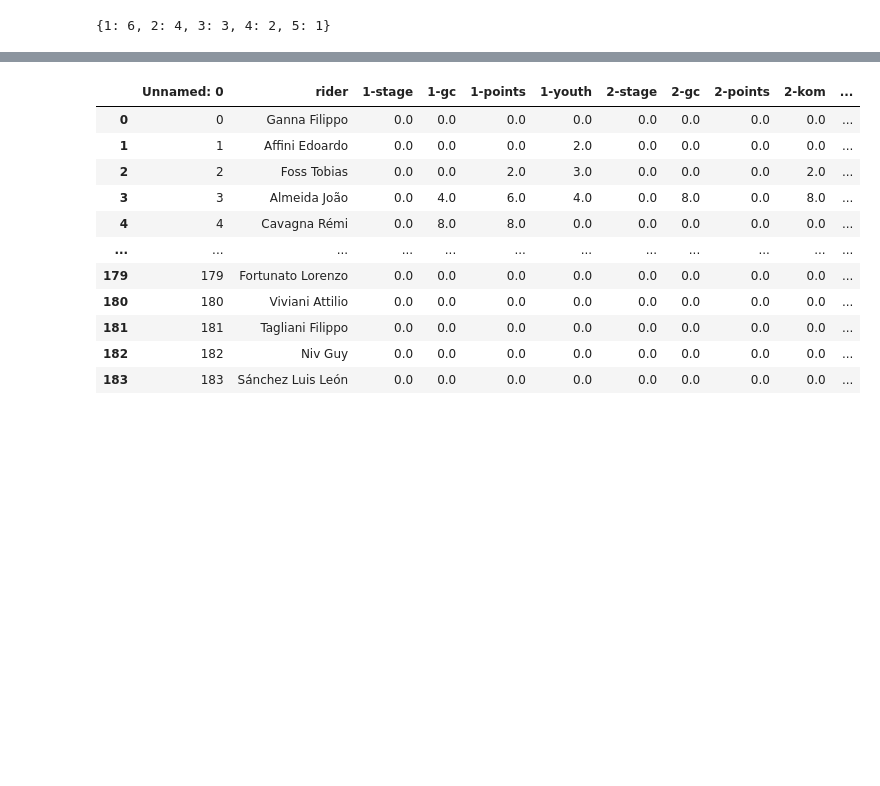
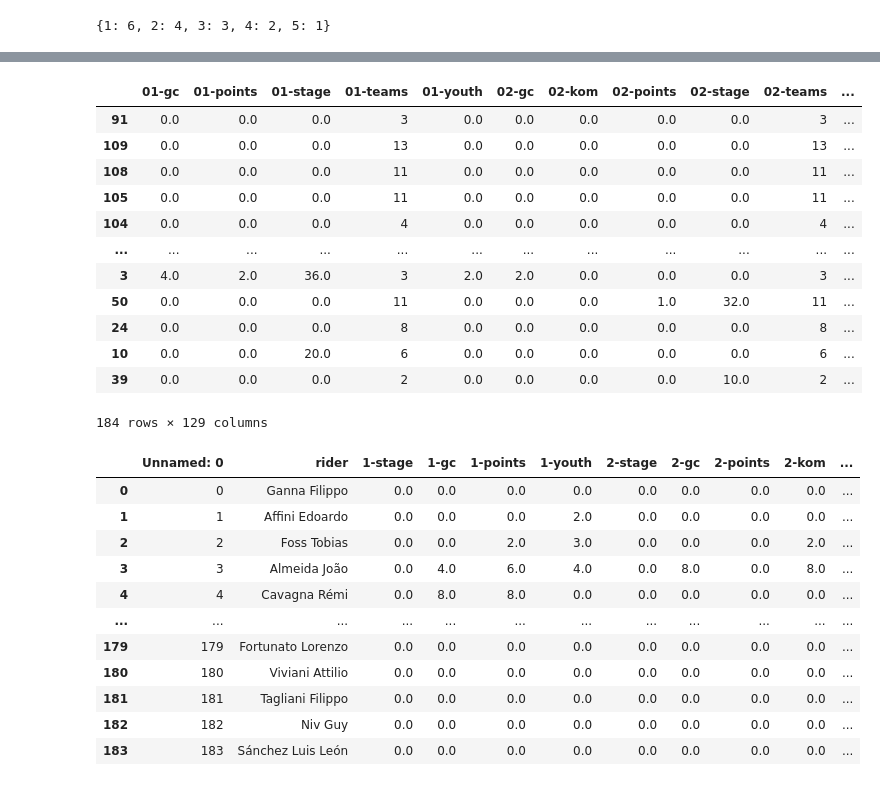
Before and after one commit to Michiel-DK/cycling, a Jupyter notebook: scorito.ipynb, the cells around one changed output, grey strips where cells are left out. Cells and saved outputs as stored; diff of their text form; code cells hidden in the pictures; blank space fills up the shorter version.

```diff
--- a/scorito.ipynb
+++ b/scorito.ipynb
@@ -97,3 +122,19 @@ for i in zestien.columns:
+# %%
+zestien[sorted(zestien.columns)].sort_values('sum')
+# %% [output]
+|  | 01-gc | 01-points | 01-stage | 01-teams | 01-youth | 02-gc | 02-kom | 02-points | 02-stage | 02-teams | ... |
+| 91 | 0.0 | 0.0 | 0.0 | 3 | 0.0 | 0.0 | 0.0 | 0.0 | 0.0 | 3 | ... |
+| 109 | 0.0 | 0.0 | 0.0 | 13 | 0.0 | 0.0 | 0.0 | 0.0 | 0.0 | 13 | ... |
+| 108 | 0.0 | 0.0 | 0.0 | 11 | 0.0 | 0.0 | 0.0 | 0.0 | 0.0 | 11 | ... |
+| 105 | 0.0 | 0.0 | 0.0 | 11 | 0.0 | 0.0 | 0.0 | 0.0 | 0.0 | 11 | ... |
+| 104 | 0.0 | 0.0 | 0.0 | 4 | 0.0 | 0.0 | 0.0 | 0.0 | 0.0 | 4 | ... |
+| ... | ... | ... | ... | ... | ... | ... | ... | ... | ... | ... | ... |
+| 3 | 4.0 | 2.0 | 36.0 | 3 | 2.0 | 2.0 | 0.0 | 0.0 | 0.0 | 3 | ... |
+| 50 | 0.0 | 0.0 | 0.0 | 11 | 0.0 | 0.0 | 0.0 | 1.0 | 32.0 | 11 | ... |
+| 24 | 0.0 | 0.0 | 0.0 | 8 | 0.0 | 0.0 | 0.0 | 0.0 | 0.0 | 8 | ... |
+| 10 | 0.0 | 0.0 | 20.0 | 6 | 0.0 | 0.0 | 0.0 | 0.0 | 0.0 | 6 | ... |
+| 39 | 0.0 | 0.0 | 0.0 | 2 | 0.0 | 0.0 | 0.0 | 0.0 | 10.0 | 2 | ... |
+184 rows × 129 columns
 # %%
 team = []
 
```
Also changed, not shown: parts of 5 cells of this notebook, 7 other files.
